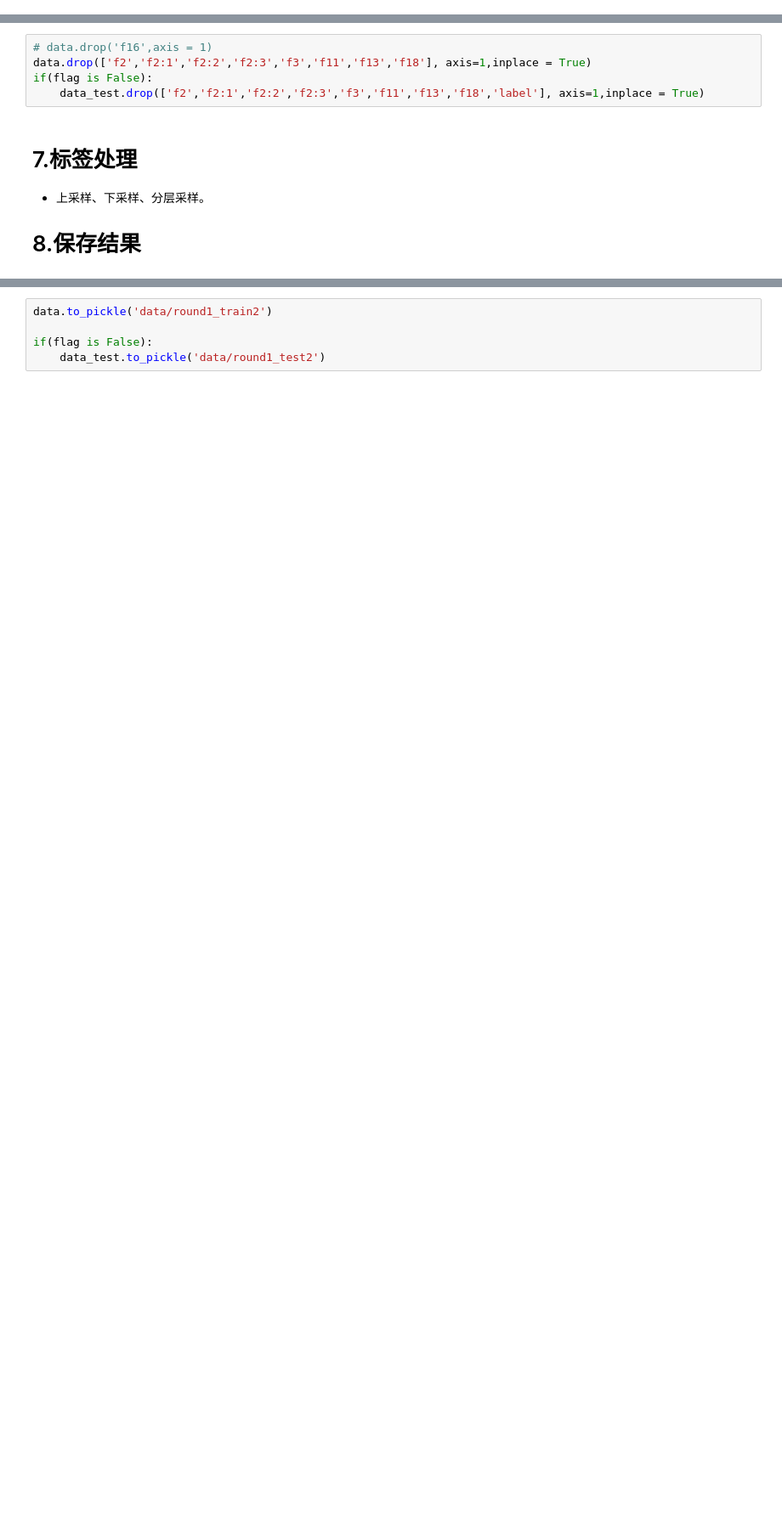
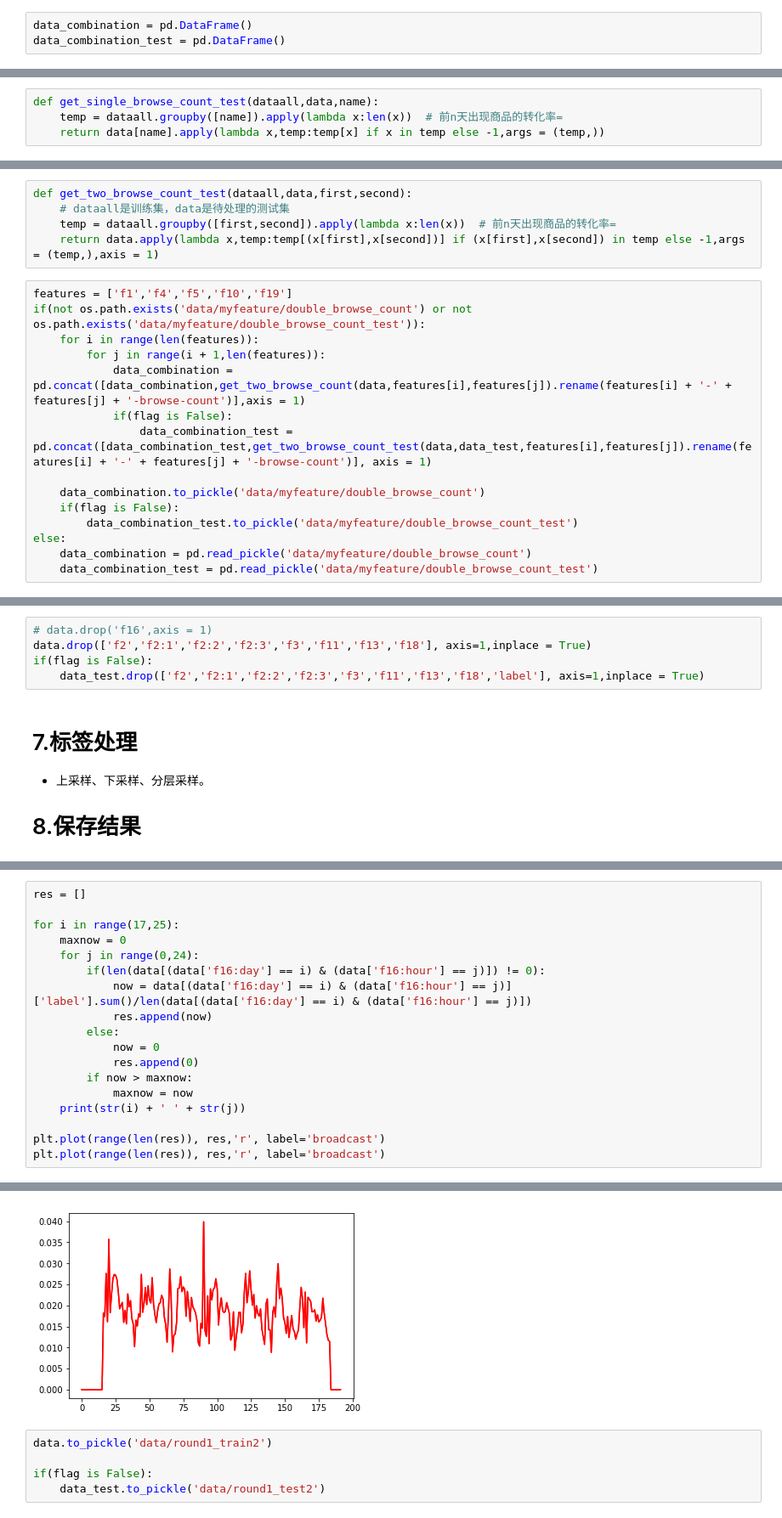
Before and after one commit to glqglq/data_mining_competition, a Jupyter notebook: IJCAI18/3.jupyter/3.FeatureEngineering.ipynb, the cells around one changed output, grey strips where cells are left out. Shown at 85% size. Cells and saved outputs as stored; diff of their text form; blank space fills up the shorter version.

```diff
--- a/IJCAI18/3.jupyter/3.FeatureEngineering.ipynb
+++ b/IJCAI18/3.jupyter/3.FeatureEngineering.ipynb
@@ -332,0 +245,3 @@ if(flag is False):
+# %%
+data_combination = pd.DataFrame()
+data_combination_test = pd.DataFrame()
@@ -332,0 +412,4 @@ if(flag is False):
+# %%
+def get_single_browse_count_test(dataall,data,name):
+    temp = dataall.groupby([name]).apply(lambda x:len(x))  # 前n天出现商品的转化率=
+    return data[name].apply(lambda x,temp:temp[x] if x in temp else -1,args = (temp,))
@@ -332,0 +456,20 @@ if(flag is False):
+# %%
+def get_two_browse_count_test(dataall,data,first,second):
+    # dataall是训练集，data是待处理的测试集
+    temp = dataall.groupby([first,second]).apply(lambda x:len(x))  # 前n天出现商品的转化率=
+    return data.apply(lambda x,temp:temp[(x[first],x[second])] if (x[first],x[second]) in temp else -1,args = (temp,),axis = 1)
+# %%
+features = ['f1','f4','f5','f10','f19']
+if(not os.path.exists('data/myfeature/double_browse_count') or not os.path.exists('data/myfeature/double_browse_count_test')):
+    for i in range(len(features)):
+        for j in range(i + 1,len(features)):
+            data_combination = pd.concat([data_combination,get_two_browse_count(data,features[i],features[j]).rename(features[i] + '-' + features[j] + '-browse-count')],axis = 1)
+            if(flag is False):
+                data_combination_test = pd.concat([data_combination_test,get_two_browse_count_test(data,data_test,features[i],features[j]).rename(features[i] + '-' + features[j] + '-browse-count')], axis = 1)
+
+    data_combination.to_pickle('data/myfeature/double_browse_count')
+    if(flag is False):
+        data_combination_test.to_pickle('data/myfeature/double_browse_count_test')
+else:
+    data_combination = pd.read_pickle('data/myfeature/double_browse_count')
+    data_combination_test = pd.read_pickle('data/myfeature/double_browse_count_test')
@@ -381,0 +513,19 @@ Index(['f0', 'f1', 'f2:2_22731265849056483', 'f2:2_509660095530134768',
+# %%
+res = []
+
+for i in range(17,25):
+    maxnow = 0
+    for j in range(0,24):
+        if(len(data[(data['f16:day'] == i) & (data['f16:hour'] == j)]) != 0):
+            now = data[(data['f16:day'] == i) & (data['f16:hour'] == j)]['label'].sum()/len(data[(data['f16:day'] == i) & (data['f16:hour'] == j)])
+            res.append(now)
+        else:
+            now = 0
+            res.append(0)
+        if now > maxnow:
+            maxnow = now
+    print(str(i) + ' ' + str(j))
+
+plt.plot(range(len(res)), res,'r', label='broadcast')
+plt.plot(range(len(res)), res,'r', label='broadcast')
+# %% [output]
@@ -382,3 +541,4 @@ Index(['f0', 'f1', 'f2:2_22731265849056483', 'f2:2_509660095530134768',
+[figure, added]
 # %%
 data.to_pickle('data/round1_train2')
 
```
Also changed, not shown: parts of 43 cells of this notebook, 12 other files.
